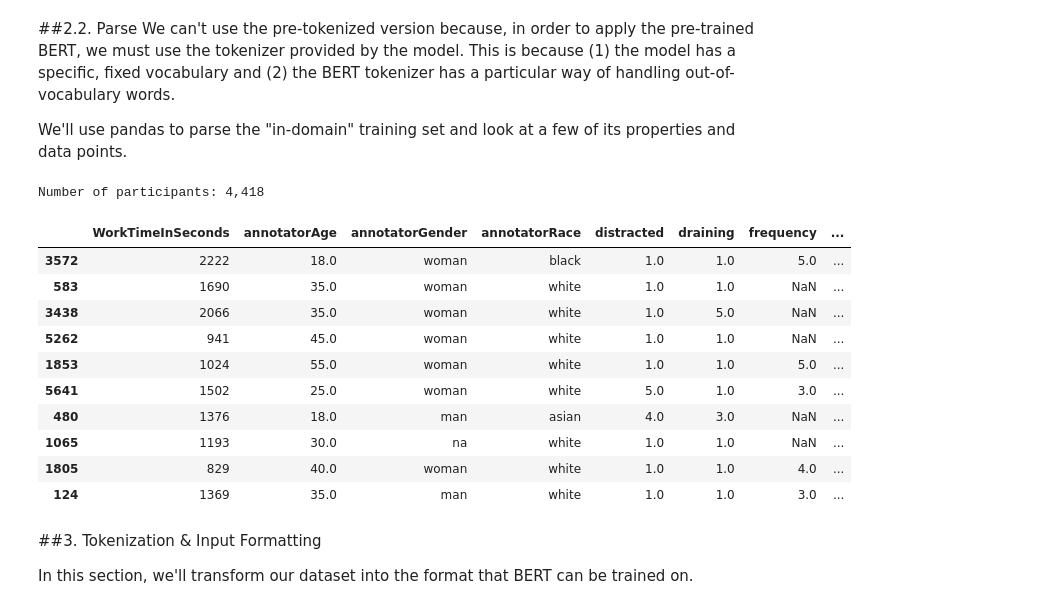
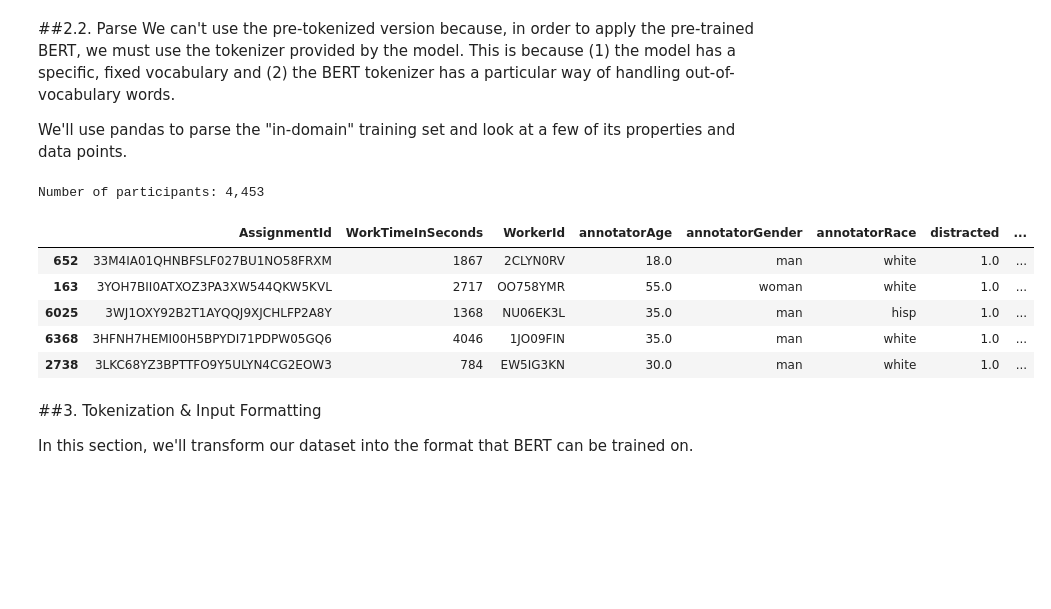
Before and after one commit to feliciahf/data_science_exam, a Jupyter notebook: Copy_of_Hippocorpus_BERT_Working_2.ipynb, the cells around one changed output. Saved outputs shown, nothing was run; the diff lists cells and outputs as text; code cells hidden in the pictures; blank space fills up the shorter version.

```diff
--- a/Copy_of_Hippocorpus_BERT_Working_2.ipynb
+++ b/Copy_of_Hippocorpus_BERT_Working_2.ipynb
@@ -67,7 +87,2 @@ import numpy as np
 url = 'https://raw.githubusercontent.com/feliciahf/data_science_exam/main/hippoCorpusV2.csv'
 df = pd.read_csv(url, encoding='latin1')
-# %%
-# remove columns with uninformative information (AssignmentId, WorkerId, recAgnPairId, recImgPairId)
-uninformative_cols = ["AssignmentId", "WorkerId", "recAgnPairId", "recImgPairId"]
-df = df.drop(columns=uninformative_cols)
-df = df[df.memType != 'retold']
@@ -110,22 +130,17 @@ We'll use pandas to parse the "in-domain" training set and look at a few of its
 # %%
 # Report the number of titles.
 print('Number of participants: {:,}\n'.format(train.shape[0]))
 
-# Display 10 random rows from the data.
-df.sample(10)
+# Display 5 random rows from the data.
+df.sample(5)
 # %% [output]
-Number of participants: 4,418
+Number of participants: 4,453
-|  | WorkTimeInSeconds | annotatorAge | annotatorGender | annotatorRace | distracted | draining | frequency | ... |
-| 3572 | 2222 | 18.0 | woman | black | 1.0 | 1.0 | 5.0 | ... |
-| 583 | 1690 | 35.0 | woman | white | 1.0 | 1.0 | NaN | ... |
-| 3438 | 2066 | 35.0 | woman | white | 1.0 | 5.0 | NaN | ... |
-| 5262 | 941 | 45.0 | woman | white | 1.0 | 1.0 | NaN | ... |
-| 1853 | 1024 | 55.0 | woman | white | 1.0 | 1.0 | 5.0 | ... |
-| 5641 | 1502 | 25.0 | woman | white | 5.0 | 1.0 | 3.0 | ... |
-| 480 | 1376 | 18.0 | man | asian | 4.0 | 3.0 | NaN | ... |
-| 1065 | 1193 | 30.0 | na | white | 1.0 | 1.0 | NaN | ... |
-| 1805 | 829 | 40.0 | woman | white | 1.0 | 1.0 | 4.0 | ... |
-| 124 | 1369 | 35.0 | man | white | 1.0 | 1.0 | 3.0 | ... |
+|  | AssignmentId | WorkTimeInSeconds | WorkerId | annotatorAge | annotatorGender | annotatorRace | distracted | ... |
+| 652 | 33M4IA01QHNBFSLF027BU1NO58FRXM | 1867 | 2CLYN0RV | 18.0 | man | white | 1.0 | ... |
+| 163 | 3YOH7BII0ATXOZ3PA3XW544QKW5KVL | 2717 | OO758YMR | 55.0 | woman | white | 1.0 | ... |
+| 6025 | 3WJ1OXY92B2T1AYQQJ9XJCHLFP2A8Y | 1368 | NU06EK3L | 35.0 | man | hisp | 1.0 | ... |
+| 6368 | 3HFNH7HEMI00H5BPYDI71PDPW05GQ6 | 4046 | 1JO09FIN | 35.0 | man | white | 1.0 | ... |
+| 2738 | 3LKC68YZ3BPTTFO9Y5ULYN4CG2EOW3 | 784 | EW5IG3KN | 30.0 | man | white | 1.0 | ... |
 # %%
 # Get the lists of stories and their types/labels
 stories = train['story'].values # list of all the stories
```
Also changed, not shown: parts of 31 cells of this notebook.
